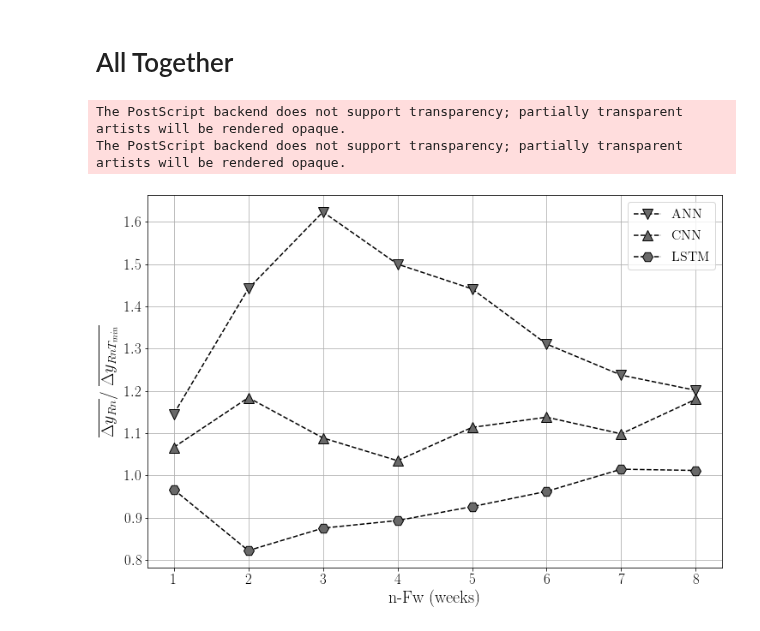
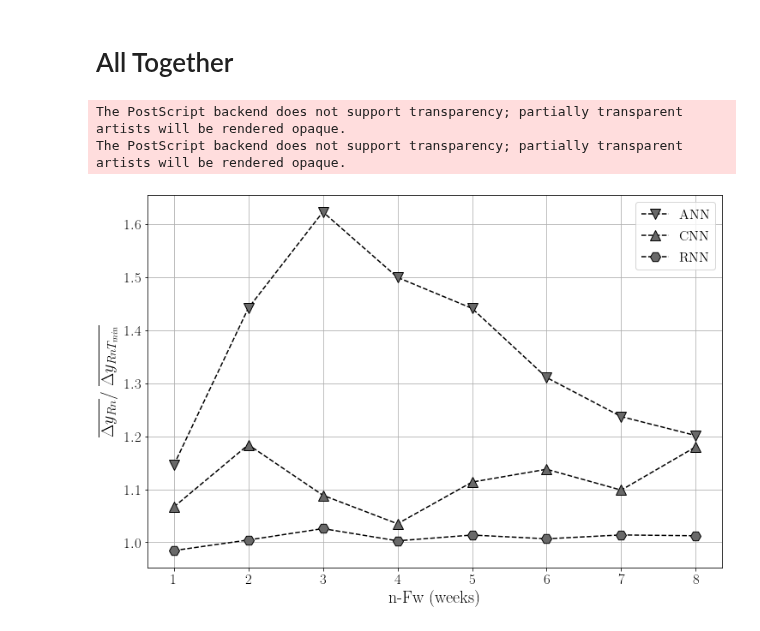
Before and after one commit to TsspGit/Rn_Time_Series, a Jupyter notebook: AEMET/Codes_Daily/Curve_Improvement.ipynb, the cells around one changed output. Saved outputs shown, nothing was run; the diff lists cells and outputs as text; code cells hidden in the pictures.

```diff
--- a/AEMET/Codes_Daily/Curve_Improvement.ipynb
+++ b/AEMET/Codes_Daily/Curve_Improvement.ipynb
@@ -18,7 +18,7 @@ CsvPath = '~/CIEMAT/Rn_Time_Series/AEMET/logs/'
 DfDict = {}
 for i in range(1, 10):
     try:
-        DfDict[f'{i}Fw'] = pd.read_csv(CsvPath + f'ErrorsLSTM{i}Fw.csv')
+        DfDict[f'{i}Fw'] = pd.read_csv(CsvPath + f'ErrorsRNN{i}Fw.csv')
     except:
         continue
 # %%
@@ -81,7 +81,7 @@ CsvPath = '~/CIEMAT/Rn_Time_Series/AEMET/logs/'
 DfDictLSTM = {}
 for i in range(1, 10):
     try:
-        DfDictLSTM[f'{i}Fw'] = pd.read_csv(CsvPath + f'ErrorsLSTM{i}Fw.csv')
+        DfDictLSTM[f'{i}Fw'] = pd.read_csv(CsvPath + f'ErrorsRNN{i}Fw.csv')
     except:
         continue
 minsMeanCities, meanRn = getMinMeanErrors(DfDictLSTM, cities)
@@ -89,17 +89,17 @@ improvementLSTM = np.array(meanRn)/np.array(minsMeanCities)
 # %%
 fig, ax = plt.subplots(figsize=(12, 8))
 ax.plot(improvementANN, marker='v', markersize='12', markerfacecolor='dimgray', markeredgecolor='k', color='k', ls='--')
 ax.plot(improvementCNN, marker='^', markersize='12', markerfacecolor='dimgray', markeredgecolor='k', color='k', ls='--')
 ax.plot(improvementLSTM, marker='H', markersize='12', markerfacecolor='dimgray', markeredgecolor='k', color='k', ls='--')
 ax.grid()
 ax.set_xticks(range(0, 8))
 ax.set_xticklabels(labels=[1, 2, 3, 4, 5, 6, 7, 8])
 ax.set_xlabel('n-Fw (weeks)')
 ax.set_ylabel('$\overline{\Delta y_{Rn}} / \ \overline{\Delta y_{RnT_{min}}}$')
-plt.legend(['ANN', 'CNN', 'LSTM'], fontsize=16)
+plt.legend(['ANN', 'CNN', 'RNN'], fontsize=16)
 # ax.set_ylim([1, 1.2])
-plt.savefig('../Figures/Paper/ImprovementAllwcolor.eps', dpi=200)
+plt.savefig('../Figures/Paper/Improvement_ANN_CNN_RNN_wcolor.eps', dpi=200)
 # %% [output]
 The PostScript backend does not support transparency; partially transparent artists will be rendered opaque.
 The PostScript backend does not support transparency; partially transparent artists will be rendered opaque.
-[figure, old version]
+[figure, new version]
```
Also changed, not shown: 38 other files.
